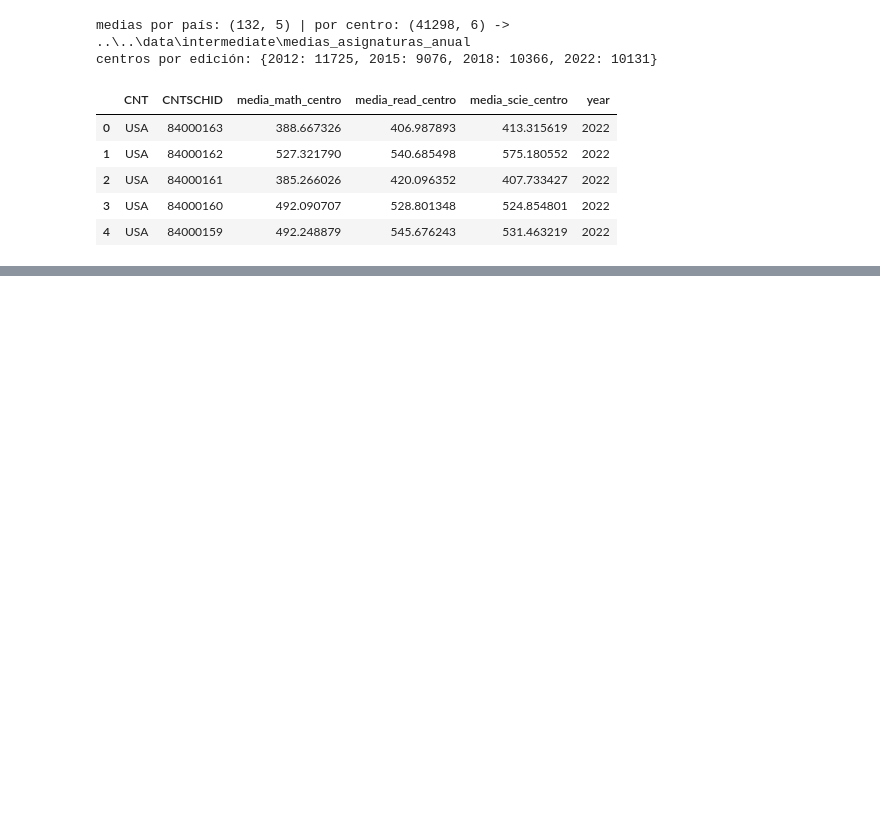
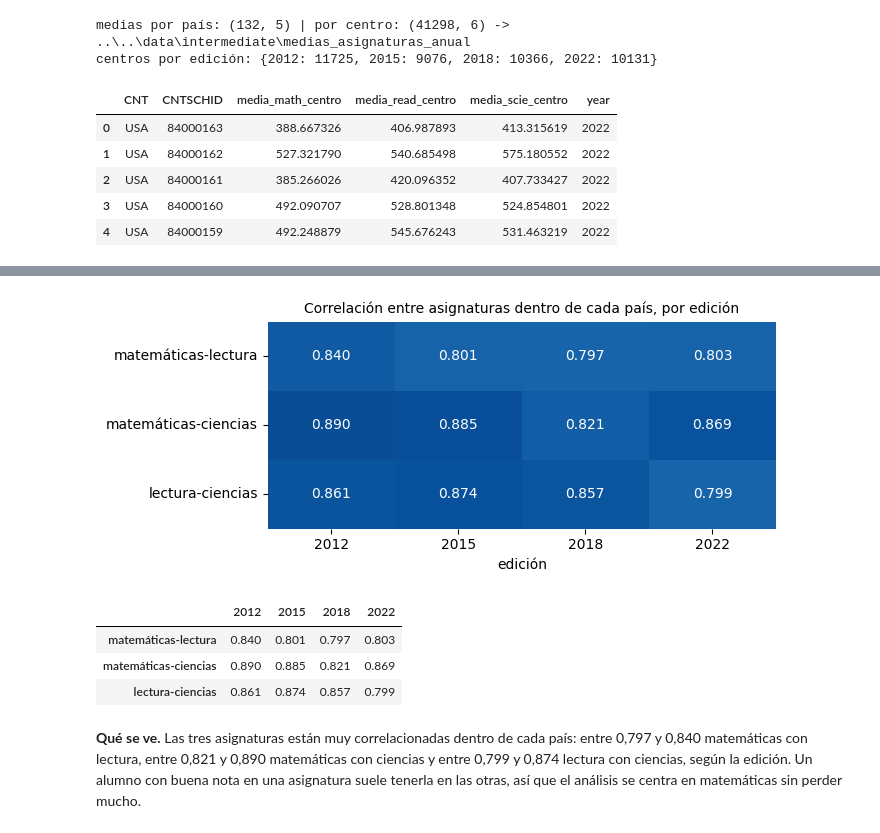
Before and after one commit to musero55/tfm_data_science, a Jupyter notebook: notebooks/fase_1_data_ingestion_eda/01_EDA_notas_asignatura.ipynb, the cells around one changed output, grey strips where cells are left out. Drawn from its saved outputs; the diff is of its cells as text; code cells hidden in the pictures; blank space fills up the shorter version.

```diff
--- a/notebooks/fase_1_data_ingestion_eda/01_EDA_notas_asignatura.ipynb
+++ b/notebooks/fase_1_data_ingestion_eda/01_EDA_notas_asignatura.ipynb
@@ -300,0 +180,32 @@ varianza_por_edicion.round(1)
+# %%
+def correlaciones_asignaturas(datos, columna_matematicas):
+    """Correlaciones dentro de cada país entre las tres asignaturas, con el valor plausible `columna_matematicas` y los del mismo número en lectura y ciencias."""
+    columnas = [columna_matematicas.replace('MATH', dominio) for dominio in DOMINIOS]
+    centradas = centrar_en_grupos(datos, columnas, ['CNT'], peso_col='SENWT')
+    return centradas.rename(columns=lambda columna: columna.replace(columna_matematicas.replace('MATH', ''), '')).corr()
+
+
+correlaciones = {}
+for edicion in EDICIONES:
+    ruta_estudiantes, _ = rutas_datos_anuales(str(ruta_datos_raw), edicion)
+    columnas_parquet = pq.ParquetFile(ruta_estudiantes).schema.names
+    alumnos = pd.read_parquet(ruta_estudiantes, columns=['CNT', 'SENWT'] + [columna for dominio in DOMINIOS for columna in columnas_pv(dominio) if columna in columnas_parquet])
+    matriz = estimar_con_pv(alumnos, 'MATH', correlaciones_asignaturas)
+    correlaciones[edicion] = {'matemáticas-lectura': matriz.loc['MATH', 'READ'], 'matemáticas-ciencias': matriz.loc['MATH', 'SCIE'], 'lectura-ciencias': matriz.loc['READ', 'SCIE']}
+correlaciones = pd.DataFrame(correlaciones)
+
+fig, ax = plt.subplots(figsize=(7, 3))
+sns.heatmap(correlaciones, annot=True, fmt='.3f', cmap='Blues', vmin=0, vmax=1, cbar=False, ax=ax)
+ax.set_title('Correlación entre asignaturas dentro de cada país, por edición', fontsize=10)
+ax.set_xlabel('edición')
+plt.tight_layout()
+plt.show()
+correlaciones.round(3)
+# %% [output]
+[figure, added]
+|  | 2012 | 2015 | 2018 | 2022 |
+| matemáticas-lectura | 0.840 | 0.801 | 0.797 | 0.803 |
+| matemáticas-ciencias | 0.890 | 0.885 | 0.821 | 0.869 |
+| lectura-ciencias | 0.861 | 0.874 | 0.857 | 0.799 |
+# %% [markdown]
+**Qué se ve.** Las tres asignaturas están muy correlacionadas dentro de cada país: entre 0,797 y 0,840 matemáticas con lectura, entre 0,821 y 0,890 matemáticas con ciencias y entre 0,799 y 0,874 lectura con ciencias, según la edición. Un alumno con buena nota en una asignatura suele tenerla en las otras, así que el análisis se centra en matemáticas sin perder mucho.
```
Also changed, not shown: parts of 32 cells of this notebook, 27 other files.
